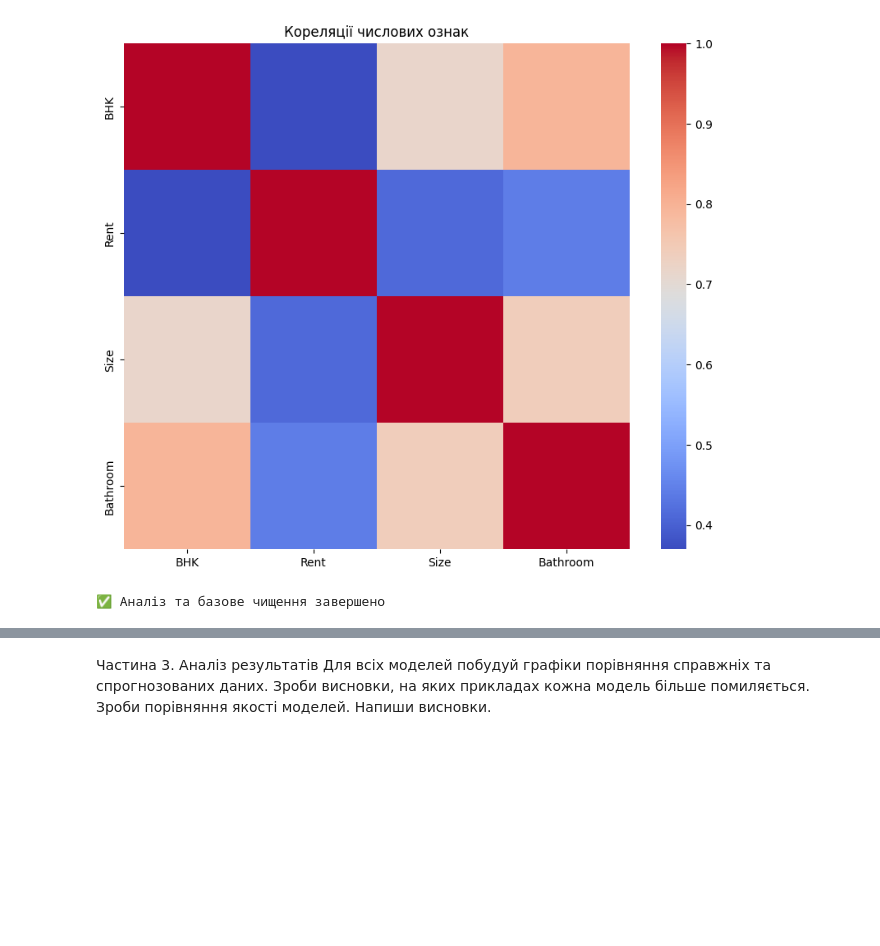
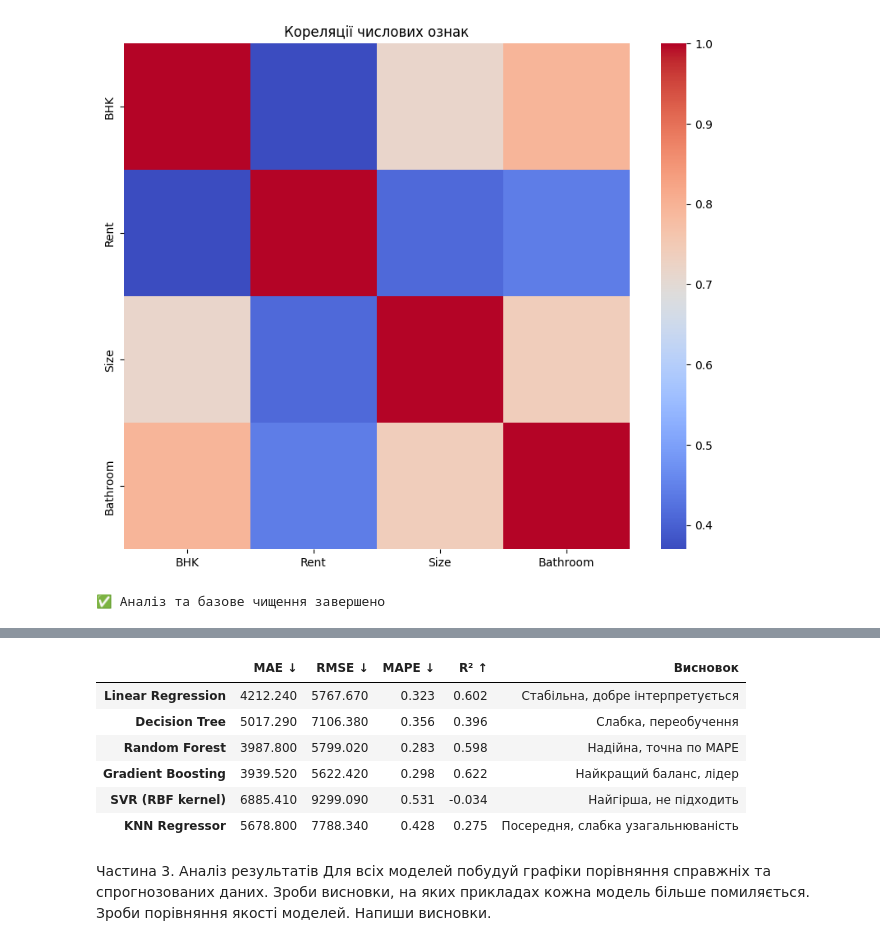
Before and after one commit to svetlanama/math, a Jupyter notebook: ДЗ10_Моісеєнко_Світлана_Олександрівна.ipynb, the cells around one changed output, grey strips where cells are left out. Saved outputs shown, nothing was run; the diff lists cells and outputs as text; code cells hidden in the pictures; blank space fills up the shorter version.

```diff
--- a/ДЗ10_Моісеєнко_Світлана_Олександрівна.ipynb
+++ b/ДЗ10_Моісеєнко_Світлана_Олександрівна.ipynb
@@ -345,3 +608,61 @@ R²:   0.430
+# %%
+import pandas as pd
+from IPython.display import display
+
+# Зведена таблиця результатів
+results_summary = pd.DataFrame({
+    "MAE ↓": {
+        "Linear Regression": 4212.24,
+        "Decision Tree": 5017.29,
+        "Random Forest": 3987.80,
+        "Gradient Boosting": 3939.52,
+        "SVR (RBF kernel)": 6885.41,
+        "KNN Regressor": 5678.80
+    },
+    "RMSE ↓": {
+        "Linear Regression": 5767.67,
+        "Decision Tree": 7106.38,
+        "Random Forest": 5799.02,
+        "Gradient Boosting": 5622.42,
+        "SVR (RBF kernel)": 9299.09,
+        "KNN Regressor": 7788.34
+    },
+    "MAPE ↓": {
+        "Linear Regression": 0.3231,
+        "Decision Tree": 0.3560,
+        "Random Forest": 0.2832,
+        "Gradient Boosting": 0.2983,
+        "SVR (RBF kernel)": 0.5314,
+        "KNN Regressor": 0.4285
+    },
+    "R² ↑": {
+        "Linear Regression": 0.602,
+        "Decision Tree": 0.396,
+        "Random Forest": 0.598,
+        "Gradient Boosting": 0.622,
+        "SVR (RBF kernel)": -0.034,
+        "KNN Regressor": 0.275
+    },
+    "Висновок": {
+        "Linear Regression": "Стабільна, добре інтерпретується",
+        "Decision Tree": "Слабка, переобучення",
+        "Random Forest": "Надійна, точна по MAPE",
+        "Gradient Boosting": "Найкращий баланс, лідер",
+        "SVR (RBF kernel)": "Найгірша, не підходить",
+        "KNN Regressor": "Посередня, слабка узагальнюваність"
+    }
+})
+
+# Вивести з підсвічуванням
+display(results_summary.style.background_gradient(cmap="YlGnBu", subset=["MAE ↓","RMSE ↓","MAPE ↓","R² ↑"]).format("{:.3f}", subset=["MAE ↓","RMSE ↓","MAPE ↓","R² ↑"]))
+# %% [output]
+|  | MAE ↓ | RMSE ↓ | MAPE ↓ | R² ↑ | Висновок |
+| Linear Regression | 4212.240 | 5767.670 | 0.323 | 0.602 | Стабільна, добре інтерпретується |
+| Decision Tree | 5017.290 | 7106.380 | 0.356 | 0.396 | Слабка, переобучення |
+| Random Forest | 3987.800 | 5799.020 | 0.283 | 0.598 | Надійна, точна по MAPE |
+| Gradient Boosting | 3939.520 | 5622.420 | 0.298 | 0.622 | Найкращий баланс, лідер |
+| SVR (RBF kernel) | 6885.410 | 9299.090 | 0.531 | -0.034 | Найгірша, не підходить |
+| KNN Regressor | 5678.800 | 7788.340 | 0.428 | 0.275 | Посередня, слабка узагальнюваність |
 # %% [markdown]
 Частина 3. Аналіз результатів Для всіх моделей побудуй графіки порівняння справжніх та спрогнозованих даних. Зроби висновки, на яких прикладах кожна модель більше помиляється. Зроби порівняння якості моделей. Напиши висновки.
 # %%
```
Also changed, not shown: parts of 15 cells of this notebook.
